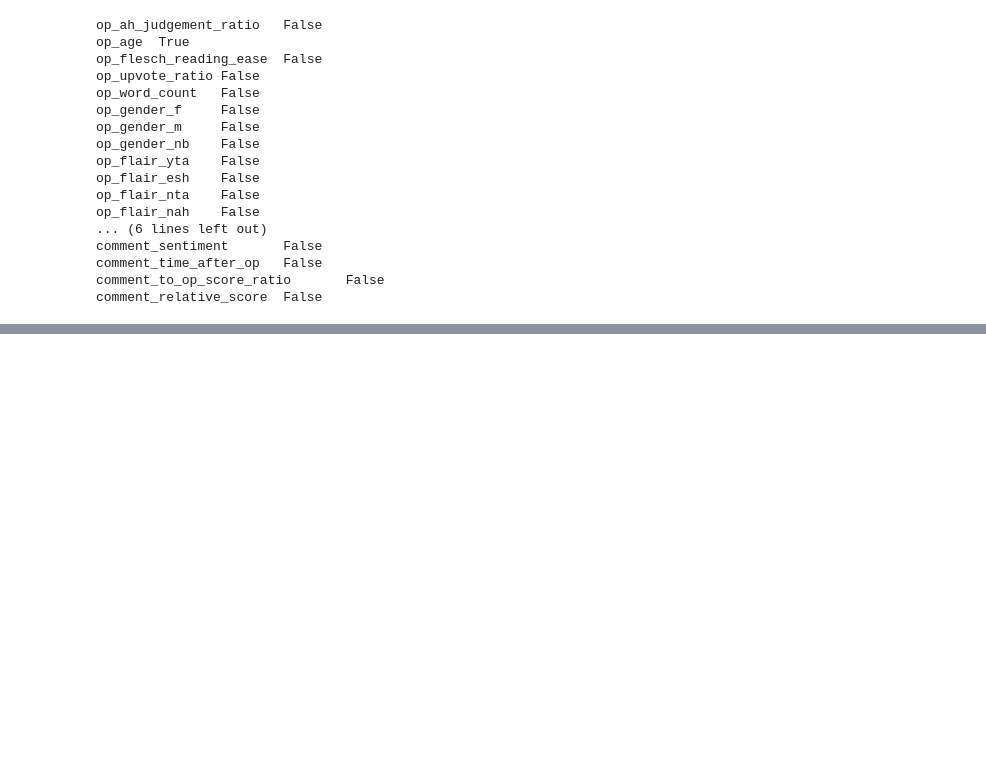
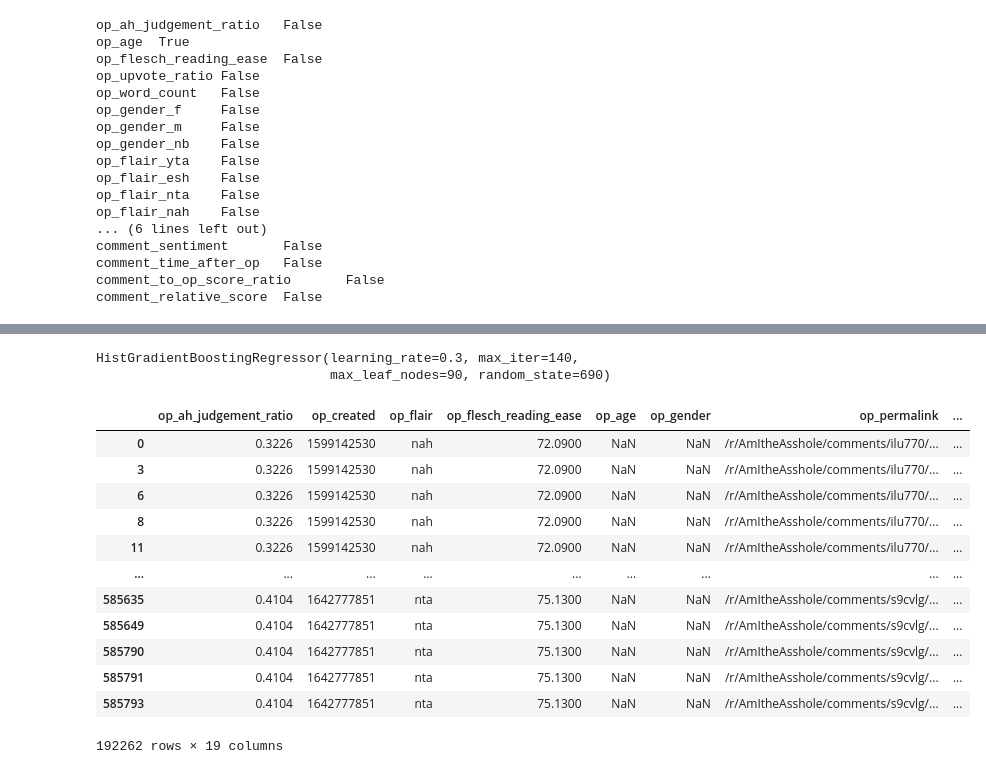
Before and after one commit to simon-andrews/aita-bias-analysis, a Jupyter notebook: notebooks/Preprocessing_and_GBRT.ipynb, the cells around one changed output, grey strips where cells are left out. Cells and saved outputs as stored; diff of their text form; code cells hidden in the pictures; blank space fills up the shorter version.

```diff
--- a/notebooks/Preprocessing_and_GBRT.ipynb
+++ b/notebooks/Preprocessing_and_GBRT.ipynb
@@ -463,0 +488,21 @@ No data for colormapping provided via 'c'. Parameters 'vmin', 'vmax' will be ign
+# %%
+model
+# %% [output]
+HistGradientBoostingRegressor(learning_rate=0.3, max_iter=140,
+                              max_leaf_nodes=90, random_state=690)
+# %%
+orig_X_train = df.loc[X_train.index].sort_index(); orig_X_train
+# %% [output]
+|  | op_ah_judgement_ratio | op_created | op_flair | op_flesch_reading_ease | op_age | op_gender | op_permalink | ... |
+| 0 | 0.3226 | 1599142530 | nah | 72.0900 | NaN | NaN | /r/AmItheAsshole/comments/ilu770/... | ... |
+| 3 | 0.3226 | 1599142530 | nah | 72.0900 | NaN | NaN | /r/AmItheAsshole/comments/ilu770/... | ... |
+| 6 | 0.3226 | 1599142530 | nah | 72.0900 | NaN | NaN | /r/AmItheAsshole/comments/ilu770/... | ... |
+| 8 | 0.3226 | 1599142530 | nah | 72.0900 | NaN | NaN | /r/AmItheAsshole/comments/ilu770/... | ... |
+| 11 | 0.3226 | 1599142530 | nah | 72.0900 | NaN | NaN | /r/AmItheAsshole/comments/ilu770/... | ... |
+| ... | ... | ... | ... | ... | ... | ... | ... | ... |
+| 585635 | 0.4104 | 1642777851 | nta | 75.1300 | NaN | NaN | /r/AmItheAsshole/comments/s9cvlg/... | ... |
+| 585649 | 0.4104 | 1642777851 | nta | 75.1300 | NaN | NaN | /r/AmItheAsshole/comments/s9cvlg/... | ... |
+| 585790 | 0.4104 | 1642777851 | nta | 75.1300 | NaN | NaN | /r/AmItheAsshole/comments/s9cvlg/... | ... |
+| 585791 | 0.4104 | 1642777851 | nta | 75.1300 | NaN | NaN | /r/AmItheAsshole/comments/s9cvlg/... | ... |
+| 585793 | 0.4104 | 1642777851 | nta | 75.1300 | NaN | NaN | /r/AmItheAsshole/comments/s9cvlg/... | ... |
+192262 rows × 19 columns
```
Also changed, not shown: parts of 14 cells of this notebook, 1 other file.
